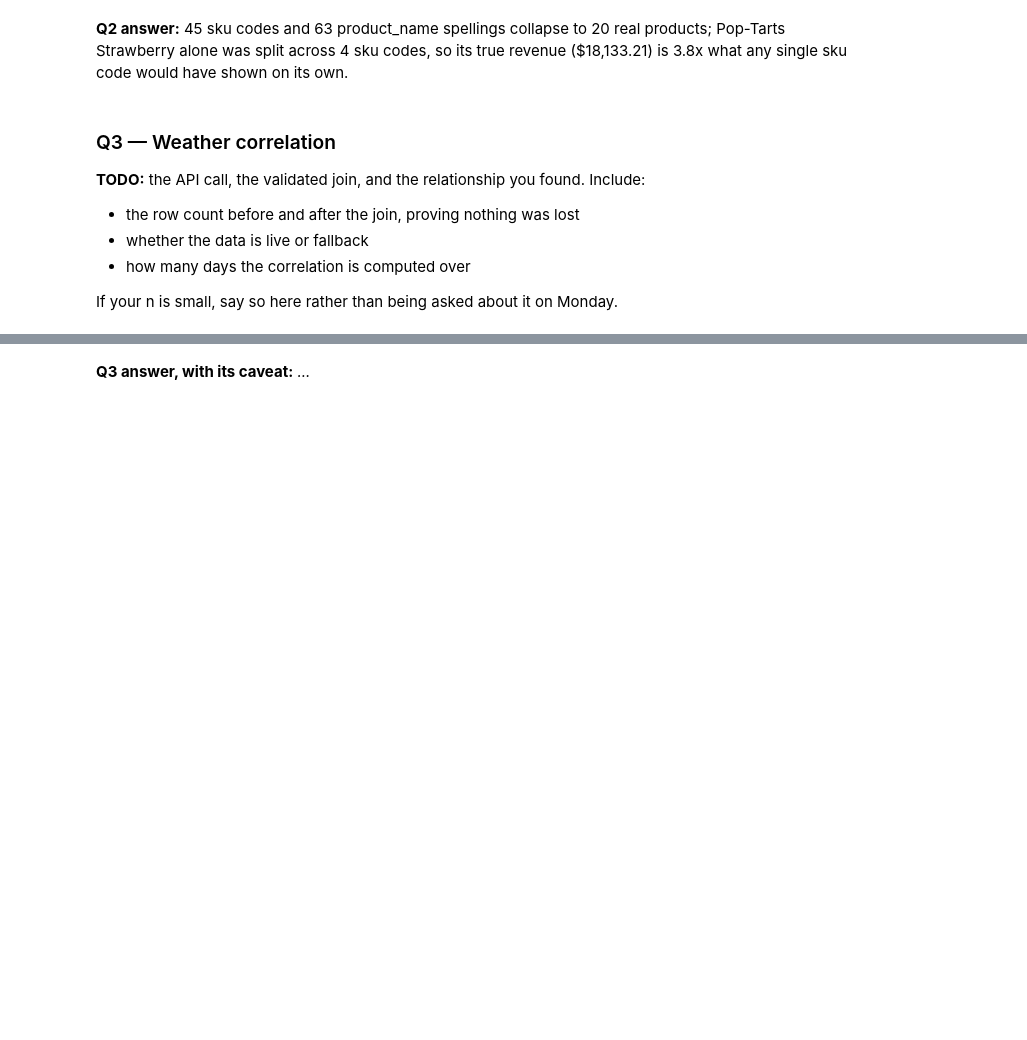
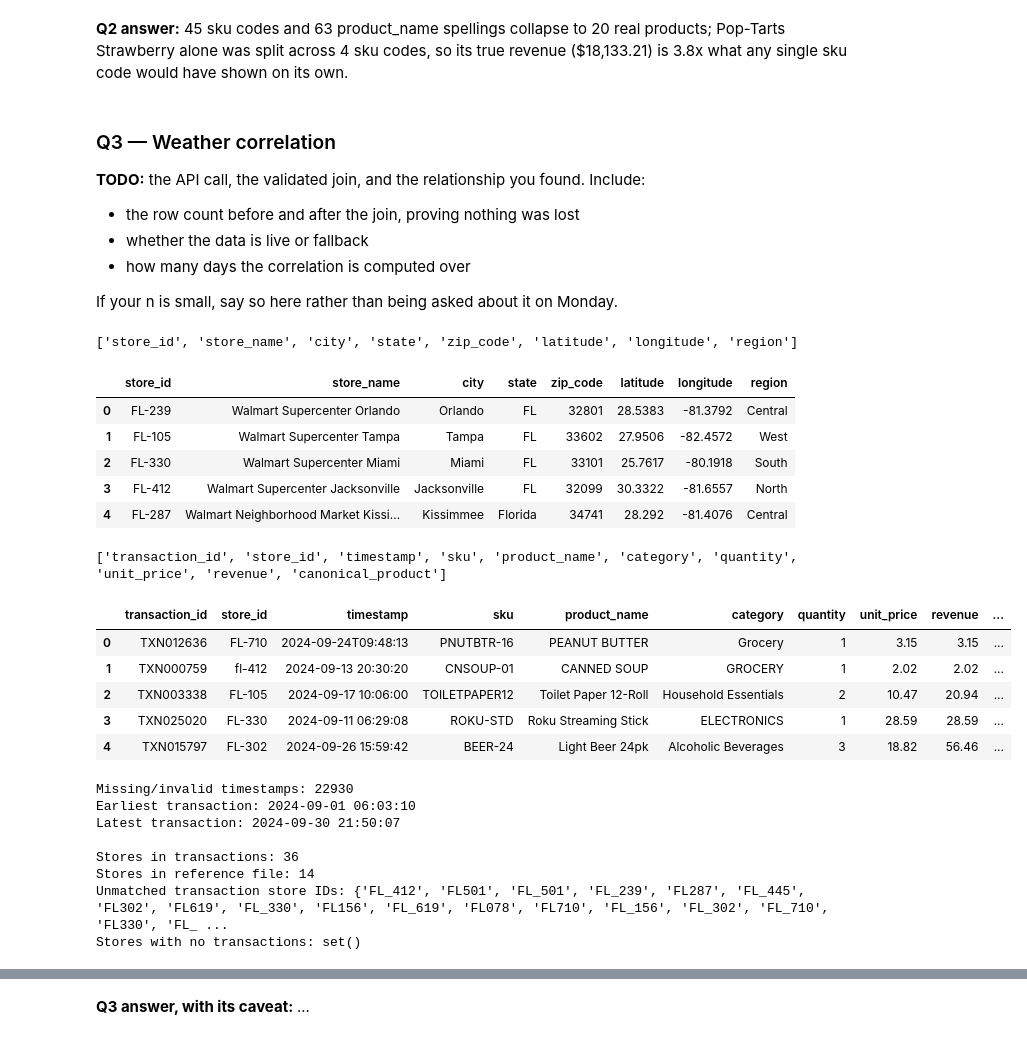
Before and after one commit to hershiaytoda/walmart-hurricane-project, a Jupyter notebook: notebooks/06-midterm-walmart/2026-10-30 — Midterm Progress — Lab.ipynb, the cells around one changed output, grey strips where cells are left out. Cells and saved outputs as stored; diff of their text form; code cells hidden in the pictures; blank space fills up the shorter version.

```diff
--- a/notebooks/06-midterm-walmart/2026-10-30 — Midterm Progress — Lab.ipynb
+++ b/notebooks/06-midterm-walmart/2026-10-30 — Midterm Progress — Lab.ipynb
@@ -29,7 +43,9 @@ Presentations are Monday. If a question is not working, this is the last checkpo
 # Q2 -- SKU consolidation
 import pandas as pd
 
-tx = pd.read_csv('walmart_transactions.csv', dtype=str)  # adjust path if needed
+
+
+tx = pd.read_csv('data/walmart_transactions.csv', dtype=str)  # adjust path if needed
 tx['quantity'] = pd.to_numeric(tx['quantity'], errors='coerce')
 tx['unit_price'] = tx['unit_price'].astype(str).str.replace('$', '', regex=False).str.strip().astype(float)
 tx = tx[tx['quantity'] > 0].copy()   # sales only, same rows the team's clean_orders uses
@@ -108,3 +124,70 @@ total units unchanged by consolidation: 49,643 units, before == after
 If your n is small, say so here rather than being asked about it on Monday.
 # %%
 # TODO
+stores = pd.read_csv("data/store_locations.csv", dtype=str)
+print(stores.columns.tolist())
+display(stores.head())
+print(tx.columns.tolist())
+display(tx.head())
+# Convert timestamps into proper datetime values
+tx["timestamp"] = pd.to_datetime(
+    tx["timestamp"],
+    errors="coerce"
+)
+
+
+# Standardize store IDs in both datasets
+tx["store_id"] = tx["store_id"].astype(str).str.strip().str.upper()
+
+stores["store_id"] = (
+    stores["store_id"].astype(str).str.strip().str.upper()
+)
+
+# Convert mixed timestamp formats to datetime
+tx["timestamp"] = pd.to_datetime(
+    tx["timestamp"],
+    format="mixed",
+    errors="coerce"
+)
+
+# Report timestamp issues
+print("Missing/invalid timestamps:", tx["timestamp"].isna().sum())
+
+print("Earliest transaction:", tx["timestamp"].min())
+print("Latest transaction:", tx["timestamp"].max())
+
+# Check store IDs against the reference file
+transaction_stores = set(tx["store_id"].dropna().unique())
+reference_stores = set(stores["store_id"].dropna().unique())
+
+print("\nStores in transactions:", len(transaction_stores))
+print("Stores in reference file:", len(reference_stores))
+
+print("Unmatched transaction store IDs:",
+      transaction_stores - reference_stores)
+
+print("Stores with no transactions:",
+      reference_stores - transaction_stores)
+# %% [output]
+['store_id', 'store_name', 'city', 'state', 'zip_code', 'latitude', 'longitude', 'region']
+|  | store_id | store_name | city | state | zip_code | latitude | longitude | region |
+| 0 | FL-239 | Walmart Supercenter Orlando | Orlando | FL | 32801 | 28.5383 | -81.3792 | Central |
+| 1 | FL-105 | Walmart Supercenter Tampa | Tampa | FL | 33602 | 27.9506 | -82.4572 | West |
+| 2 | FL-330 | Walmart Supercenter Miami | Miami | FL | 33101 | 25.7617 | -80.1918 | South |
+| 3 | FL-412 | Walmart Supercenter Jacksonville | Jacksonville | FL | 32099 | 30.3322 | -81.6557 | North |
+| 4 | FL-287 | Walmart Neighborhood Market Kissi... | Kissimmee | Florida | 34741 | 28.292 | -81.4076 | Central |
+['transaction_id', 'store_id', 'timestamp', 'sku', 'product_name', 'category', 'quantity', 'unit_price', 'revenue', 'canonical_product']
+|  | transaction_id | store_id | timestamp | sku | product_name | category | quantity | unit_price | revenue | ... |
+| 0 | TXN012636 | FL-710 | 2024-09-24T09:48:13 | PNUTBTR-16 | PEANUT BUTTER | Grocery | 1 | 3.15 | 3.15 | ... |
+| 1 | TXN000759 | fl-412 | 2024-09-13 20:30:20 | CNSOUP-01 | CANNED SOUP | GROCERY | 1 | 2.02 | 2.02 | ... |
+| 2 | TXN003338 | FL-105 | 2024-09-17 10:06:00 | TOILETPAPER12 | Toilet Paper 12-Roll | Household Essentials | 2 | 10.47 | 20.94 | ... |
+| 3 | TXN025020 | FL-330 | 2024-09-11 06:29:08 | ROKU-STD | Roku Streaming Stick | ELECTRONICS | 1 | 28.59 | 28.59 | ... |
+| 4 | TXN015797 | FL-302 | 2024-09-26 15:59:42 | BEER-24 | Light Beer 24pk | Alcoholic Beverages | 3 | 18.82 | 56.46 | ... |
+Missing/invalid timestamps: 22930
+Earliest transaction: 2024-09-01 06:03:10
+Latest transaction: 2024-09-30 21:50:07
+
+Stores in transactions: 36
+Stores in reference file: 14
+Unmatched transaction store IDs: {'FL_412', 'FL501', 'FL_501', 'FL_239', 'FL287', 'FL_445', 'FL302', 'FL619', 'FL_330', 'FL156', 'FL_619', 'FL078', 'FL710', 'FL_156', 'FL_302', 'FL_710', 'FL330', 'FL_ ...
+Stores with no transactions: set()
```
Also changed, not shown: parts of 8 cells of this notebook.
